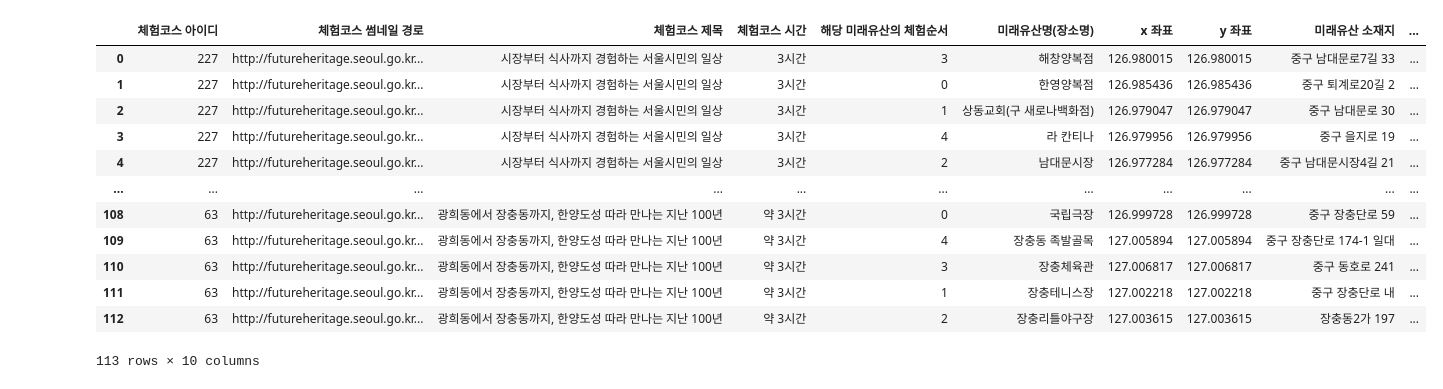
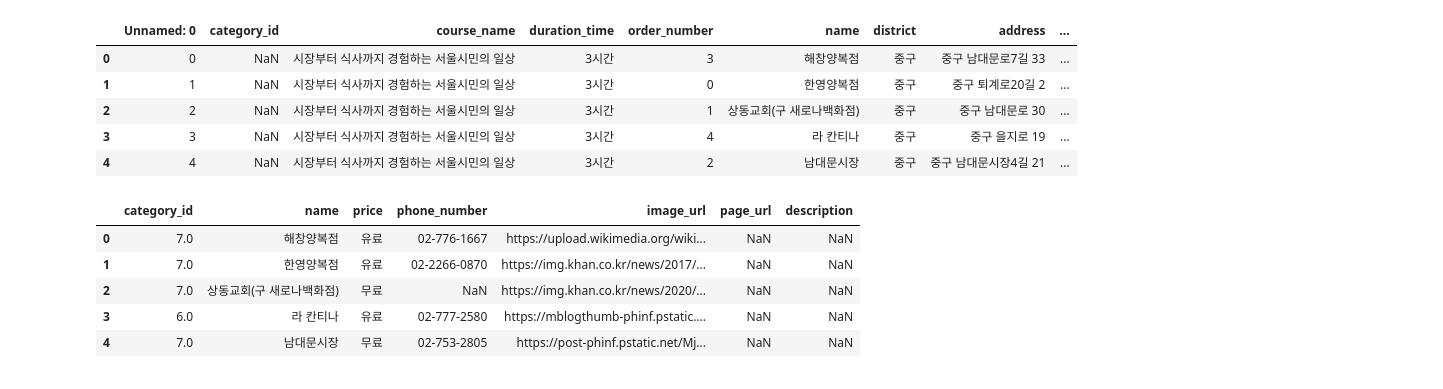
Before and after one commit to maryrichard1022/capstone2_data, a Jupyter notebook: 캡스톤2/data/서울시 서울미래유산 체험 코스.ipynb, the cells around one changed output. Drawn from its saved outputs; the diff is of its cells as text; code cells hidden in the pictures.

```diff
--- a/캡스톤2/data/서울시 서울미래유산 체험 코스.ipynb
+++ b/캡스톤2/data/서울시 서울미래유산 체험 코스.ipynb
@@ -1,20 +1,23 @@
 # %%
 import pandas as pd
 import numpy as np
 
-df = pd.read_csv("서울시 서울미래유산 체험코스 정보.csv", encoding='CP949')
-df
+df = pd.read_csv("완료/미래유산 진행중.csv", encoding='CP949')
+df.head()
 # %% [output]
-|  | 체험코스 아이디 | 체험코스 썸네일 경로 | 체험코스 제목 | 체험코스 시간 | 해당 미래유산의 체험순서 | 미래유산명(장소명) | x 좌표 | y 좌표 | 미래유산 소재지 | ... |
-| 0 | 227 | http://futureheritage.seoul.go.kr... | 시장부터 식사까지 경험하는 서울시민의 일상 | 3시간 | 3 | 해창양복점 | 126.980015 | 126.980015 | 중구 남대문로7길 33 | ... |
-| 1 | 227 | http://futureheritage.seoul.go.kr... | 시장부터 식사까지 경험하는 서울시민의 일상 | 3시간 | 0 | 한영양복점 | 126.985436 | 126.985436 | 중구 퇴계로20길 2 | ... |
-| 2 | 227 | http://futureheritage.seoul.go.kr... | 시장부터 식사까지 경험하는 서울시민의 일상 | 3시간 | 1 | 상동교회(구 새로나백화점) | 126.979047 | 126.979047 | 중구 남대문로 30 | ... |
-| 3 | 227 | http://futureheritage.seoul.go.kr... | 시장부터 식사까지 경험하는 서울시민의 일상 | 3시간 | 4 | 라 칸티나 | 126.979956 | 126.979956 | 중구 을지로 19 | ... |
-| 4 | 227 | http://futureheritage.seoul.go.kr... | 시장부터 식사까지 경험하는 서울시민의 일상 | 3시간 | 2 | 남대문시장 | 126.977284 | 126.977284 | 중구 남대문시장4길 21 | ... |
-| ... | ... | ... | ... | ... | ... | ... | ... | ... | ... | ... |
-| 108 | 63 | http://futureheritage.seoul.go.kr... | 광희동에서 장충동까지, 한양도성 따라 만나는 지난 100년 | 약 3시간 | 0 | 국립극장 | 126.999728 | 126.999728 | 중구 장충단로 59 | ... |
-| 109 | 63 | http://futureheritage.seoul.go.kr... | 광희동에서 장충동까지, 한양도성 따라 만나는 지난 100년 | 약 3시간 | 4 | 장충동 족발골목 | 127.005894 | 127.005894 | 중구 장충단로 174-1 일대 | ... |
-| 110 | 63 | http://futureheritage.seoul.go.kr... | 광희동에서 장충동까지, 한양도성 따라 만나는 지난 100년 | 약 3시간 | 3 | 장충체육관 | 127.006817 | 127.006817 | 중구 동호로 241 | ... |
-| 111 | 63 | http://futureheritage.seoul.go.kr... | 광희동에서 장충동까지, 한양도성 따라 만나는 지난 100년 | 약 3시간 | 1 | 장충테니스장 | 127.002218 | 127.002218 | 중구 장충단로 내 | ... |
-| 112 | 63 | http://futureheritage.seoul.go.kr... | 광희동에서 장충동까지, 한양도성 따라 만나는 지난 100년 | 약 3시간 | 2 | 장충리틀야구장 | 127.003615 | 127.003615 | 장충동2가 197 | ... |
+|  | Unnamed: 0 | category_id | course_name | duration_time | order_number | name | district | address | ... |
+| 0 | 0 | NaN | 시장부터 식사까지 경험하는 서울시민의 일상 | 3시간 | 3 | 해창양복점 | 중구 | 중구 남대문로7길 33 | ... |
+| 1 | 1 | NaN | 시장부터 식사까지 경험하는 서울시민의 일상 | 3시간 | 0 | 한영양복점 | 중구 | 중구 퇴계로20길 2 | ... |
+| 2 | 2 | NaN | 시장부터 식사까지 경험하는 서울시민의 일상 | 3시간 | 1 | 상동교회(구 새로나백화점) | 중구 | 중구 남대문로 30 | ... |
+| 3 | 3 | NaN | 시장부터 식사까지 경험하는 서울시민의 일상 | 3시간 | 4 | 라 칸티나 | 중구 | 중구 을지로 19 | ... |
+| 4 | 4 | NaN | 시장부터 식사까지 경험하는 서울시민의 일상 | 3시간 | 2 | 남대문시장 | 중구 | 중구 남대문시장4길 21 | ... |
-113 rows × 10 columns
+# %%
+df2 = pd.read_csv("완료/미래유산 이미지, 가격, 카테고리 있는 테이블.csv", encoding='CP949')
+df2.head()
+# %% [output]
+|  | category_id | name | price | phone_number | image_url | page_url | description |
+| 0 | 7.0 | 해창양복점 | 유료 | 02-776-1667 | https://upload.wikimedia.org/wiki... | NaN | NaN |
+| 1 | 7.0 | 한영양복점 | 유료 | 02-2266-0870 | https://img.khan.co.kr/news/2017/... | NaN | NaN |
+| 2 | 7.0 | 상동교회(구 새로나백화점) | 무료 | NaN | https://img.khan.co.kr/news/2020/... | NaN | NaN |
+| 3 | 6.0 | 라 칸티나 | 유료 | 02-777-2580 | https://mblogthumb-phinf.pstatic.... | NaN | NaN |
+| 4 | 7.0 | 남대문시장 | 무료 | 02-753-2805 | https://post-phinf.pstatic.net/Mj... | NaN | NaN |
```
Also changed, not shown: parts of 4 cells of this notebook, 46 other files.
